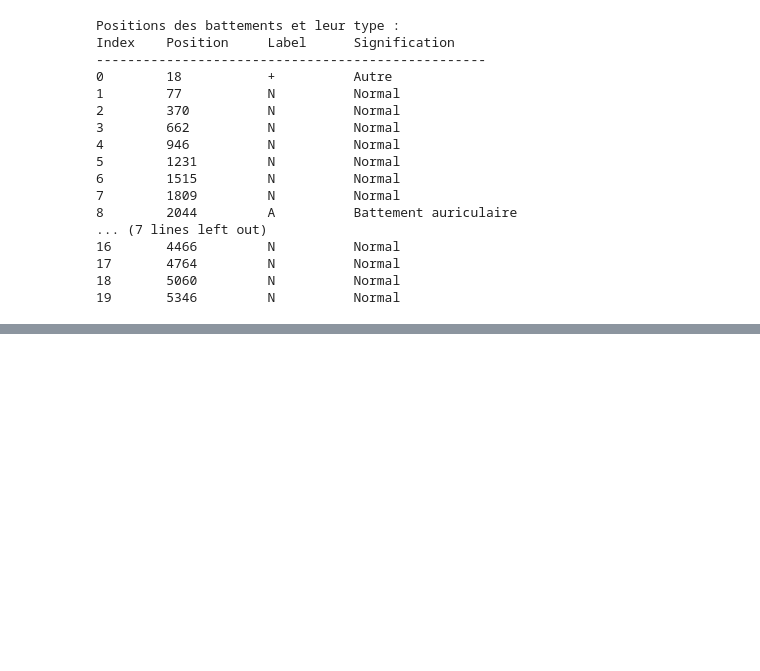
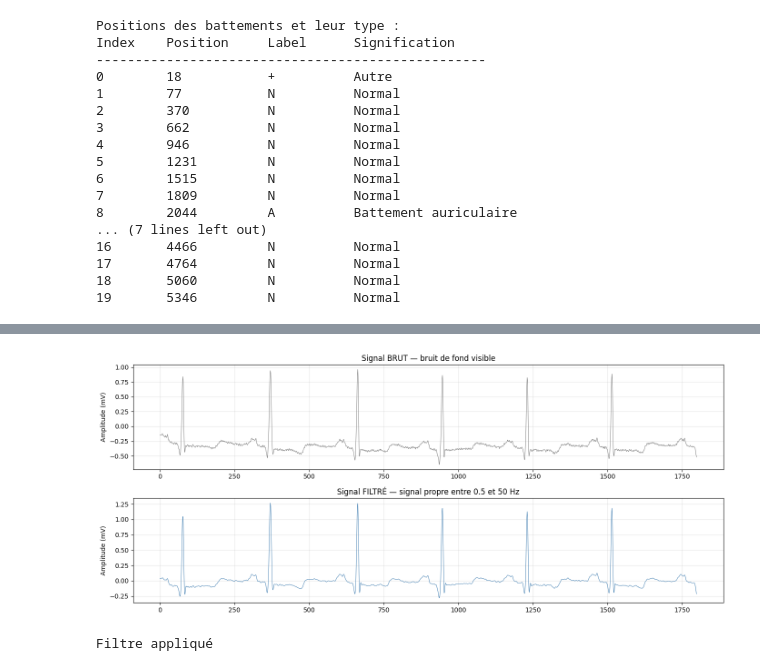
Before and after one commit to JotiNARINDER/ecg-arrhythmia-classification, a Jupyter notebook: ECG_Classification.ipynb, the cells around one changed output, grey strips where cells are left out. Saved outputs shown, nothing was run; the diff lists cells and outputs as text; code cells hidden in the pictures; blank space fills up the shorter version.

```diff
--- a/ECG_Classification.ipynb
+++ b/ECG_Classification.ipynb
@@ -147,0 +201,33 @@ Index    Position     Label      Signification
+# %%
+# on enlève le bruit à l'aide d'un filtre
+from scipy.signal import butter, filtfilt
+
+def bandpass_filter(signal, lowcut=0.5, highcut=50, fs=360, order=4):
+    nyq = fs / 2
+    low = lowcut / nyq
+    high = highcut / nyq
+    b, a = butter(order, [low, high], btype='band')
+    return filtfilt(b, a, signal)
+
+signal_filtered = bandpass_filter(signal, fs=fs)
+
+# Comparaison avant/après
+fig, axes = plt.subplots(2, 1, figsize=(14, 6))
+
+axes[0].plot(signal[:fs*5], color='gray', linewidth=0.7)
+axes[0].set_title("Signal BRUT — bruit de fond visible")
+axes[0].set_ylabel("Amplitude (mV)")
+axes[0].grid(True, alpha=0.3)
+
+axes[1].plot(signal_filtered[:fs*5], color='steelblue', linewidth=0.7)
+axes[1].set_title("Signal FILTRÉ — signal propre entre 0.5 et 50 Hz")
+axes[1].set_ylabel("Amplitude (mV)")
+axes[1].grid(True, alpha=0.3)
+
+plt.tight_layout()
+plt.show()
+
+print("Filtre appliqué")
+# %% [output]
+[figure, added]
+Filtre appliqué
```
Also changed, not shown: parts of 3 cells of this notebook.
